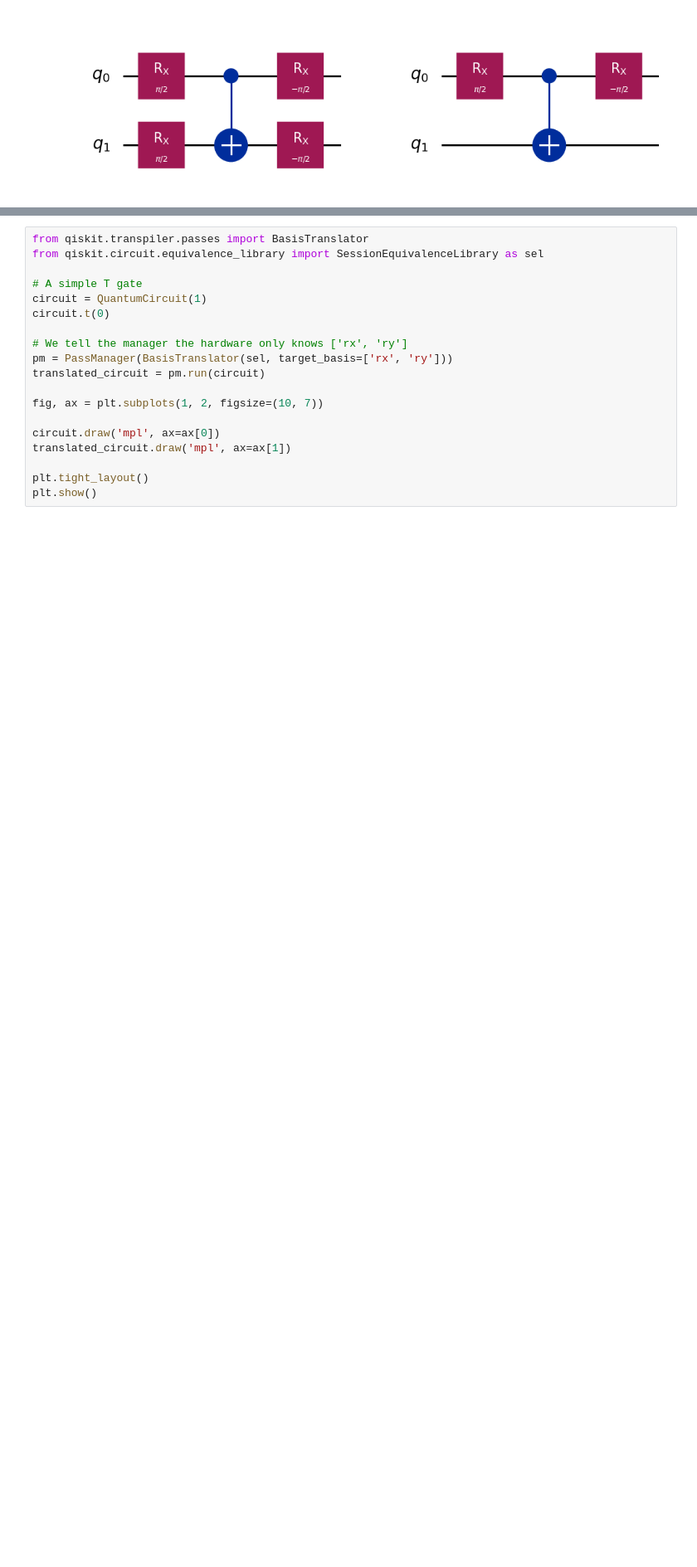
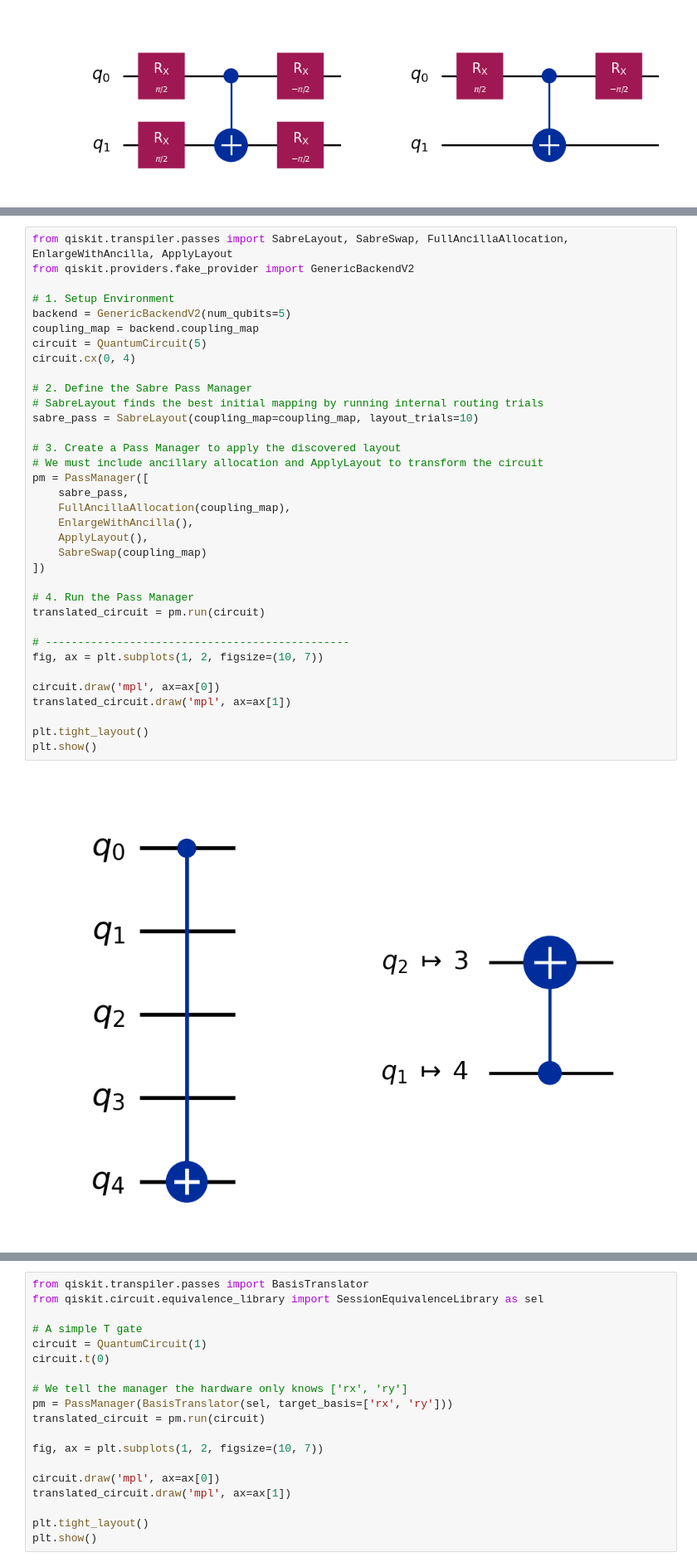
Before and after one commit to JoeyRogers-svg/Qiskit-fundamentals-course, a Jupyter notebook: 3-transpilation-and-primitives.ipynb, the cells around one changed output, grey strips where cells are left out. Shown at 83% size. Drawn from its saved outputs; the diff is of its cells as text; blank space fills up the shorter version.

Commit message:
add sabre pass manager to nb3

```diff
--- a/3-transpilation-and-primitives.ipynb
+++ b/3-transpilation-and-primitives.ipynb
@@ -458,0 +471,37 @@ plt.show()
+# %%
+from qiskit.transpiler.passes import SabreLayout, SabreSwap, FullAncillaAllocation, EnlargeWithAncilla, ApplyLayout
+from qiskit.providers.fake_provider import GenericBackendV2
+
+# 1. Setup Environment
+backend = GenericBackendV2(num_qubits=5)
+coupling_map = backend.coupling_map
+circuit = QuantumCircuit(5)
+circuit.cx(0, 4)
+
+# 2. Define the Sabre Pass Manager
+# SabreLayout finds the best initial mapping by running internal routing trials
+sabre_pass = SabreLayout(coupling_map=coupling_map, layout_trials=10)
+
+# 3. Create a Pass Manager to apply the discovered layout
+# We must include ancillary allocation and ApplyLayout to transform the circuit
+pm = PassManager([
+    sabre_pass,
+    FullAncillaAllocation(coupling_map),
+    EnlargeWithAncilla(),
+    ApplyLayout(),
+    SabreSwap(coupling_map)
+])
+
+# 4. Run the Pass Manager
+translated_circuit = pm.run(circuit)
+
+# -----------------------------------------------
+fig, ax = plt.subplots(1, 2, figsize=(10, 7))
+
+circuit.draw('mpl', ax=ax[0])
+translated_circuit.draw('mpl', ax=ax[1])
+
+plt.tight_layout()
+plt.show()
+# %% [output]
+[figure, added]
```
Also changed, not shown: parts of 6 cells of this notebook.
